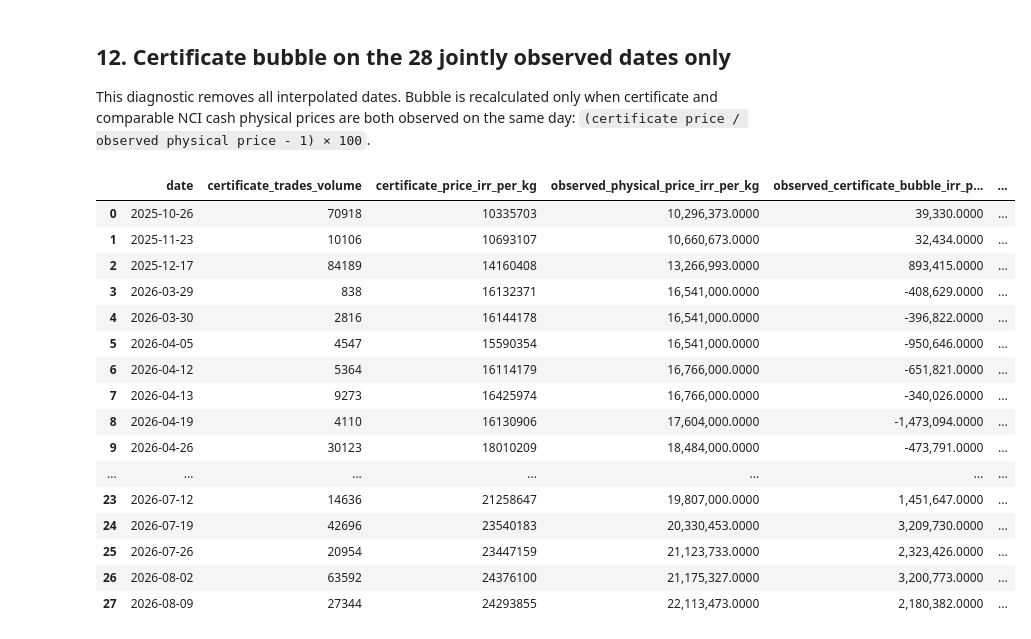
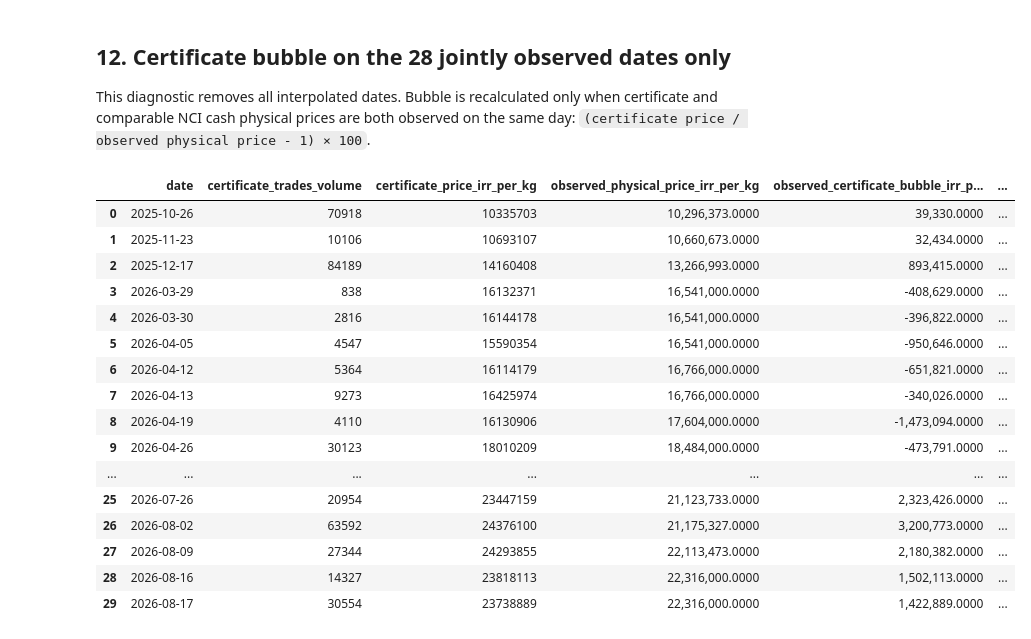
Before and after one commit to amirabadimm/empirical-economics-research, a Jupyter notebook: commodity/copper/notebooks/02_certificate_analysis.ipynb, the cells around one changed output. Drawn from its saved outputs; the diff is of its cells as text; code cells hidden in the pictures.

```diff
--- a/commodity/copper/notebooks/02_certificate_analysis.ipynb
+++ b/commodity/copper/notebooks/02_certificate_analysis.ipynb
@@ -969,39 +968,39 @@ observed_certificate_bubble = approved_bubble.loc[
         "date",
         "certificate_trades_volume",
         "certificate_price_irr_per_kg",
         "observed_physical_price_irr_per_kg",
     ],
 ].copy()
 observed_certificate_bubble["observed_certificate_bubble_irr_per_kg"] = (
     observed_certificate_bubble["certificate_price_irr_per_kg"]
     - observed_certificate_bubble["observed_physical_price_irr_per_kg"]
 )
 observed_certificate_bubble["observed_certificate_bubble_pct"] = (
     observed_certificate_bubble["certificate_price_irr_per_kg"]
     / observed_certificate_bubble["observed_physical_price_irr_per_kg"]
     - 1
 ) * 100
 observed_certificate_bubble = observed_certificate_bubble.sort_values("date").reset_index(drop=True)
-assert len(observed_certificate_bubble) == 28
+assert len(observed_certificate_bubble) == approved_bubble["physical_ratio_method"].eq("observed").sum()
 display(observed_certificate_bubble.round(2))
 # %% [output]
 |  | date | certificate_trades_volume | certificate_price_irr_per_kg | observed_physical_price_irr_per_kg | observed_certificate_bubble_irr_p... | ... |
 | 0 | 2025-10-26 | 70918 | 10335703 | 10,296,373.0000 | 39,330.0000 | ... |
 | 1 | 2025-11-23 | 10106 | 10693107 | 10,660,673.0000 | 32,434.0000 | ... |
 | 2 | 2025-12-17 | 84189 | 14160408 | 13,266,993.0000 | 893,415.0000 | ... |
 | 3 | 2026-03-29 | 838 | 16132371 | 16,541,000.0000 | -408,629.0000 | ... |
 | 4 | 2026-03-30 | 2816 | 16144178 | 16,541,000.0000 | -396,822.0000 | ... |
 | 5 | 2026-04-05 | 4547 | 15590354 | 16,541,000.0000 | -950,646.0000 | ... |
 | 6 | 2026-04-12 | 5364 | 16114179 | 16,766,000.0000 | -651,821.0000 | ... |
 | 7 | 2026-04-13 | 9273 | 16425974 | 16,766,000.0000 | -340,026.0000 | ... |
 | 8 | 2026-04-19 | 4110 | 16130906 | 17,604,000.0000 | -1,473,094.0000 | ... |
 | 9 | 2026-04-26 | 30123 | 18010209 | 18,484,000.0000 | -473,791.0000 | ... |
 | ... | ... | ... | ... | ... | ... | ... |
-| 23 | 2026-07-12 | 14636 | 21258647 | 19,807,000.0000 | 1,451,647.0000 | ... |
-| 24 | 2026-07-19 | 42696 | 23540183 | 20,330,453.0000 | 3,209,730.0000 | ... |
 | 25 | 2026-07-26 | 20954 | 23447159 | 21,123,733.0000 | 2,323,426.0000 | ... |
 | 26 | 2026-08-02 | 63592 | 24376100 | 21,175,327.0000 | 3,200,773.0000 | ... |
 | 27 | 2026-08-09 | 27344 | 24293855 | 22,113,473.0000 | 2,180,382.0000 | ... |
+| 28 | 2026-08-16 | 14327 | 23818113 | 22,316,000.0000 | 1,502,113.0000 | ... |
+| 29 | 2026-08-17 | 30554 | 23738889 | 22,316,000.0000 | 1,422,889.0000 | ... |
 # %%
 fig, ax = plt.subplots(figsize=(16, 6))
 colors = np.where(
```
Also changed, not shown: parts of 17 cells of this notebook, 4 other files.
